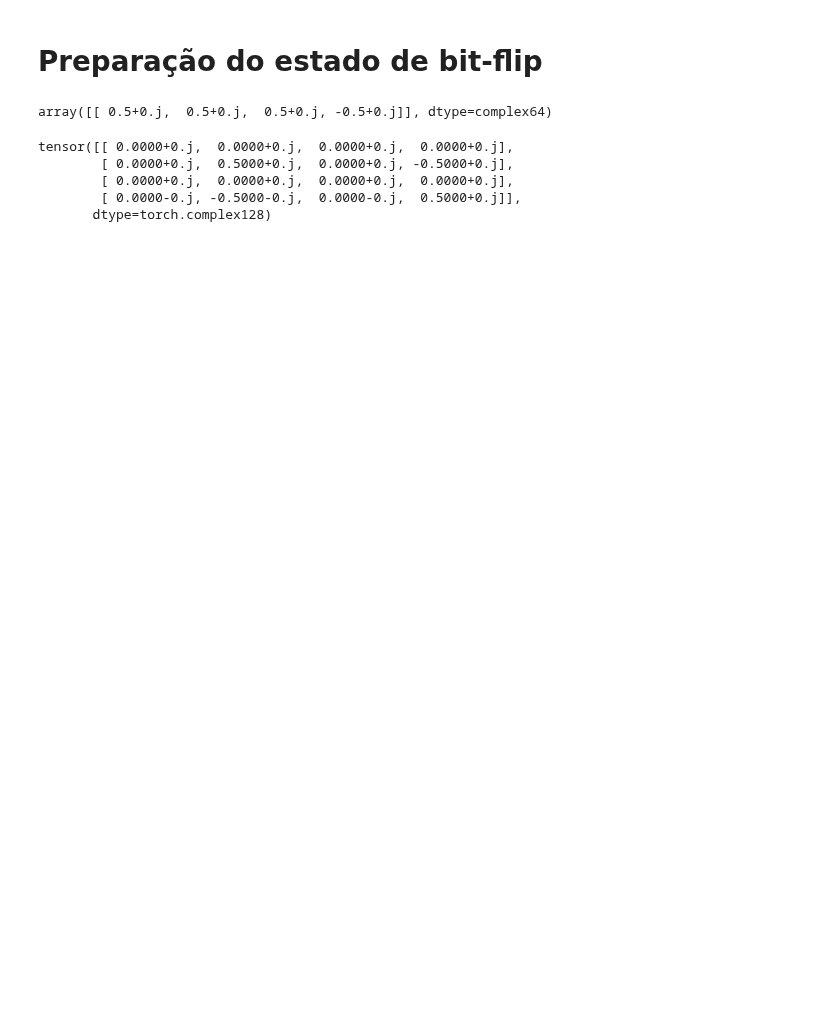
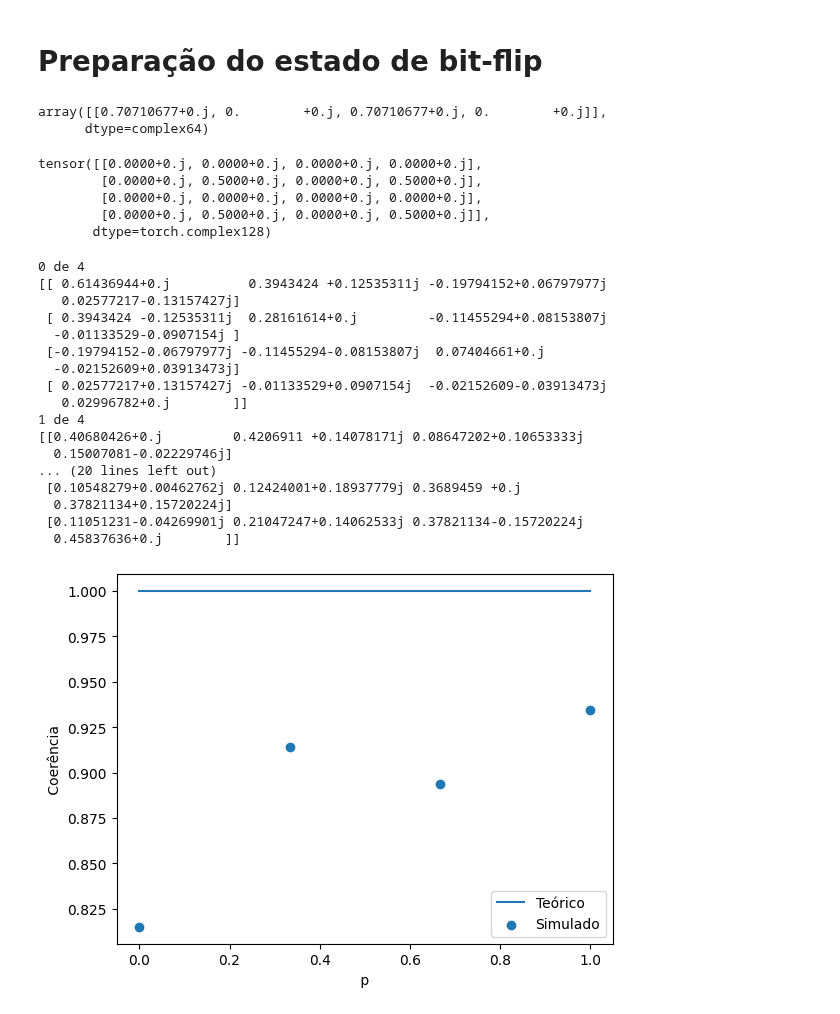
Before and after one commit to SchultzVV/Runtime-qiskit, a Jupyter notebook: bf.ipynb, the cells around one changed output. Cells and saved outputs as stored; diff of their text form; code cells hidden in the pictures; blank space fills up the shorter version.

```diff
--- a/bf.ipynb
+++ b/bf.ipynb
@@ -20,12 +20,12 @@ p = Symbol('p',real=True, positive=True)
 
 def calculated_rho_AB(theta, phi, p):
     state = Matrix([[(sqrt(1-p)*cos(theta/2)),
-                    (sqrt(p)*cos(theta/2)),
+                    (sqrt(p)*exp(1j*phi)*sin(theta/2)),
                     (sqrt(1-p)*exp(1j*phi)*sin(theta/2)),
-                    -sqrt(p)*exp(1j*phi)*sin(theta/2)]])
+                    sqrt(p)*cos(theta/2)]])
     M_numpy = np.array(state.tolist(), dtype=np.complex64)
     return M_numpy
-    return state
+    #return state
 
 def get_target_op(func_estado):
     state1 = simplify(func_estado)
@@ -39,18 +39,19 @@ def get_target_op(func_estado):
     return target_op
 
 #state = calculated_rho_AB(theta, phi, p)
-state = calculated_rho_AB(pi/2, 0, 0.5)
+state = calculated_rho_AB(pi/2, 0, 0)
 state
 # %% [output]
-array([[ 0.5+0.j,  0.5+0.j,  0.5+0.j, -0.5+0.j]], dtype=complex64)
+array([[0.70710677+0.j, 0.        +0.j, 0.70710677+0.j, 0.        +0.j]],
+      dtype=complex64)
 # %%
 a = get_target_op(calculated_rho_AB(pi/2, 0, 1))
 a
 # %% [output]
-tensor([[ 0.0000+0.j,  0.0000+0.j,  0.0000+0.j,  0.0000+0.j],
-        [ 0.0000+0.j,  0.5000+0.j,  0.0000+0.j, -0.5000+0.j],
-        [ 0.0000+0.j,  0.0000+0.j,  0.0000+0.j,  0.0000+0.j],
-        [ 0.0000-0.j, -0.5000-0.j,  0.0000-0.j,  0.5000+0.j]],
+tensor([[0.0000+0.j, 0.0000+0.j, 0.0000+0.j, 0.0000+0.j],
+        [0.0000+0.j, 0.5000+0.j, 0.0000+0.j, 0.5000+0.j],
+        [0.0000+0.j, 0.0000+0.j, 0.0000+0.j, 0.0000+0.j],
+        [0.0000+0.j, 0.5000+0.j, 0.0000+0.j, 0.5000+0.j]],
        dtype=torch.complex128)
 # %%
 '''                                  ReadMe                                                      '''
@@ -84,7 +85,7 @@ def run_calcs(list_p, epochs):
         target_op = get_target_op(calculated_rho_AB(pi/2, 0, p))
         #------------------------------------------------------------
 
-        qc, qr, params = optmize(epochs, n_qubits, circuit, params, target_op, pretrain, 120)
+        qc, qr, params = optmize(epochs, n_qubits, circuit, params, target_op, pretrain, 1)#120)
         pretrain = False
         rho = tomograph(qc, qr)
         print(rho)
@@ -99,3 +100,25 @@ def run_calcs(list_p, epochs):
     #save = [list_p, coerencias_R, coerencias_L]
     #with open('data/BPFlist_p-coerencias_R-coerencias_L.pkl', 'wb') as f:
     #    pickle.dump(save, f)
+# %%
+list_p = np.linspace(0,1,4)#21)
+run_calcs(list_p, 2)
+# %% [output]
+0 de 4
+[[ 0.61436944+0.j          0.3943424 +0.12535311j -0.19794152+0.06797977j
+   0.02577217-0.13157427j]
+ [ 0.3943424 -0.12535311j  0.28161614+0.j         -0.11455294+0.08153807j
+  -0.01133529-0.0907154j ]
+ [-0.19794152-0.06797977j -0.11455294-0.08153807j  0.07404661+0.j
+  -0.02152609+0.03913473j]
+ [ 0.02577217+0.13157427j -0.01133529+0.0907154j  -0.02152609-0.03913473j
+   0.02996782+0.j        ]]
+1 de 4
+[[0.40680426+0.j         0.4206911 +0.14078171j 0.08647202+0.10653333j
+  0.15007081-0.02229746j]
+... (20 lines left out)
+ [0.10548279+0.00462762j 0.12424001+0.18937779j 0.3689459 +0.j
+  0.37821134+0.15720224j]
+ [0.11051231-0.04269901j 0.21047247+0.14062533j 0.37821134-0.15720224j
+  0.45837636+0.j        ]]
+[figure, added]
```
Also changed, not shown: parts of 6 cells of this notebook, 2 other files.
